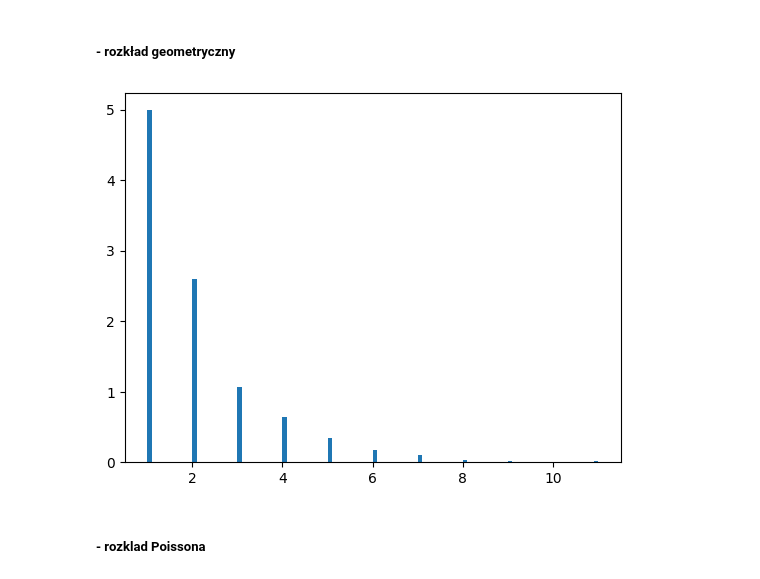
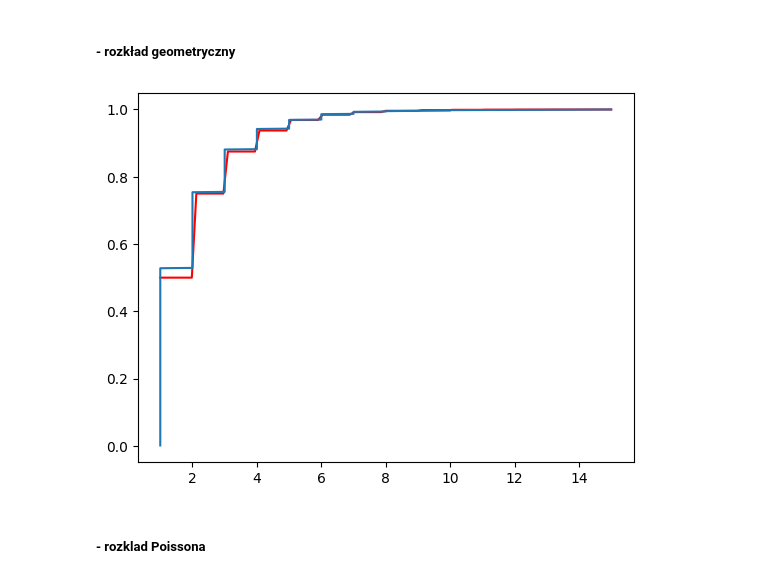
Before and after one commit to ola-gorska/pwr-matematyka_stosowana, a Jupyter notebook: semestr 4/symulacje komputerowe/symulacje_komputerowe_algorytmy.ipynb, the cells around one changed output. Saved outputs shown, nothing was run; the diff lists cells and outputs as text; code cells hidden in the pictures.

```diff
--- a/semestr 4/symulacje komputerowe/symulacje_komputerowe_algorytmy.ipynb
+++ b/semestr 4/symulacje komputerowe/symulacje_komputerowe_algorytmy.ipynb
@@ -64,11 +97,17 @@ ecdf = ECDF(invdis(0,1,x))
 # %%
 def invdis(p,x):
     return np.ceil((np.log(1-x))/(np.log(1-p)))
 count, bins, ignored = plt.hist(invdis(0.5,x), 100, density=True)
 cdf = scipy.stats.geom.cdf(bins,0.5)
 ecdf = ECDF(invdis(0.5,x))
+
+
+plt.clf()
+plt.plot(bins, cdf, c='red')
+plt.plot(ecdf.x, ecdf.y)
+plt.show()
 # %% [output]
-[figure, old version]
+[figure, new version]
 # %% [markdown]
 ##### - rozklad Poissona
 # %%
```
Also changed, not shown: parts of 13 cells of this notebook, 1 other file.
